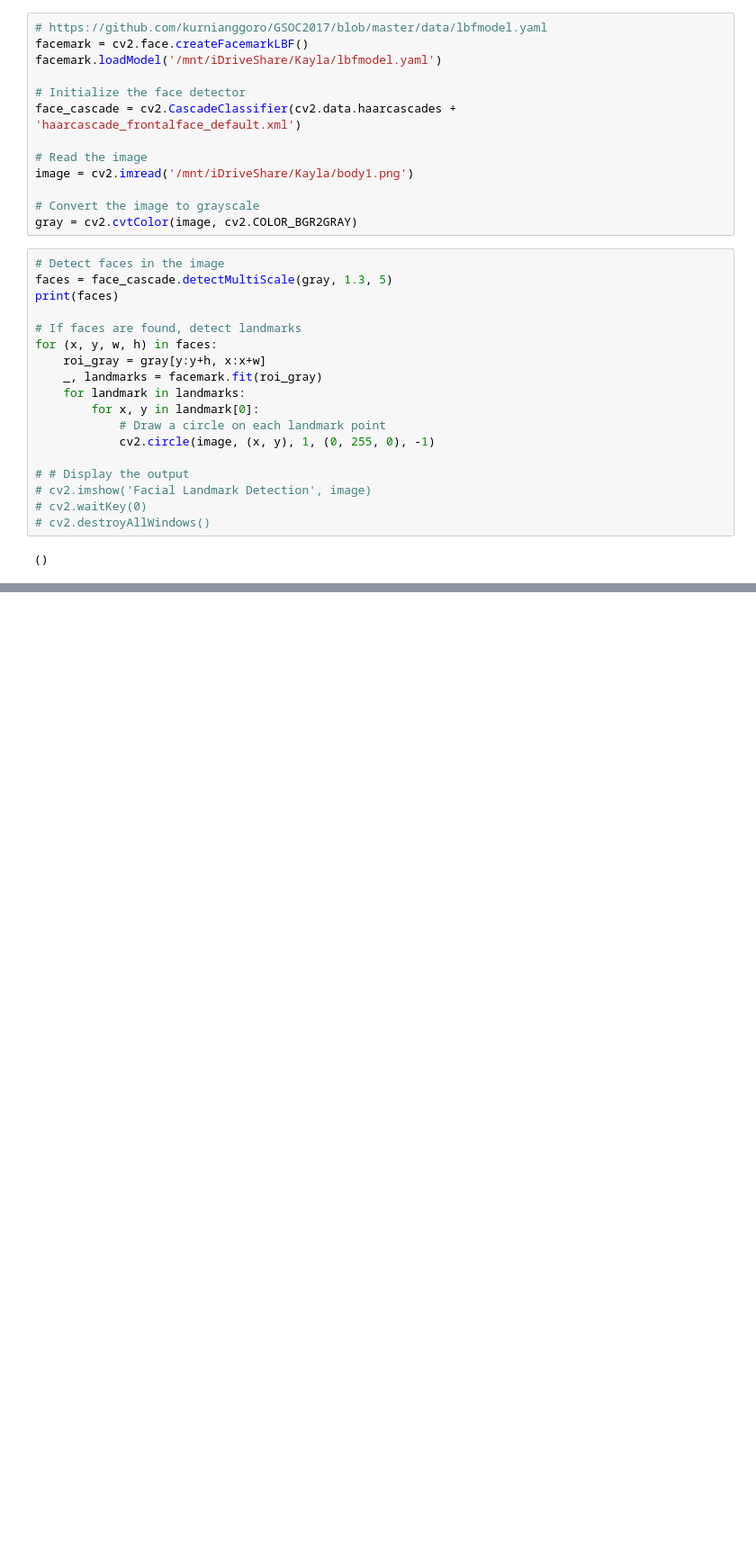
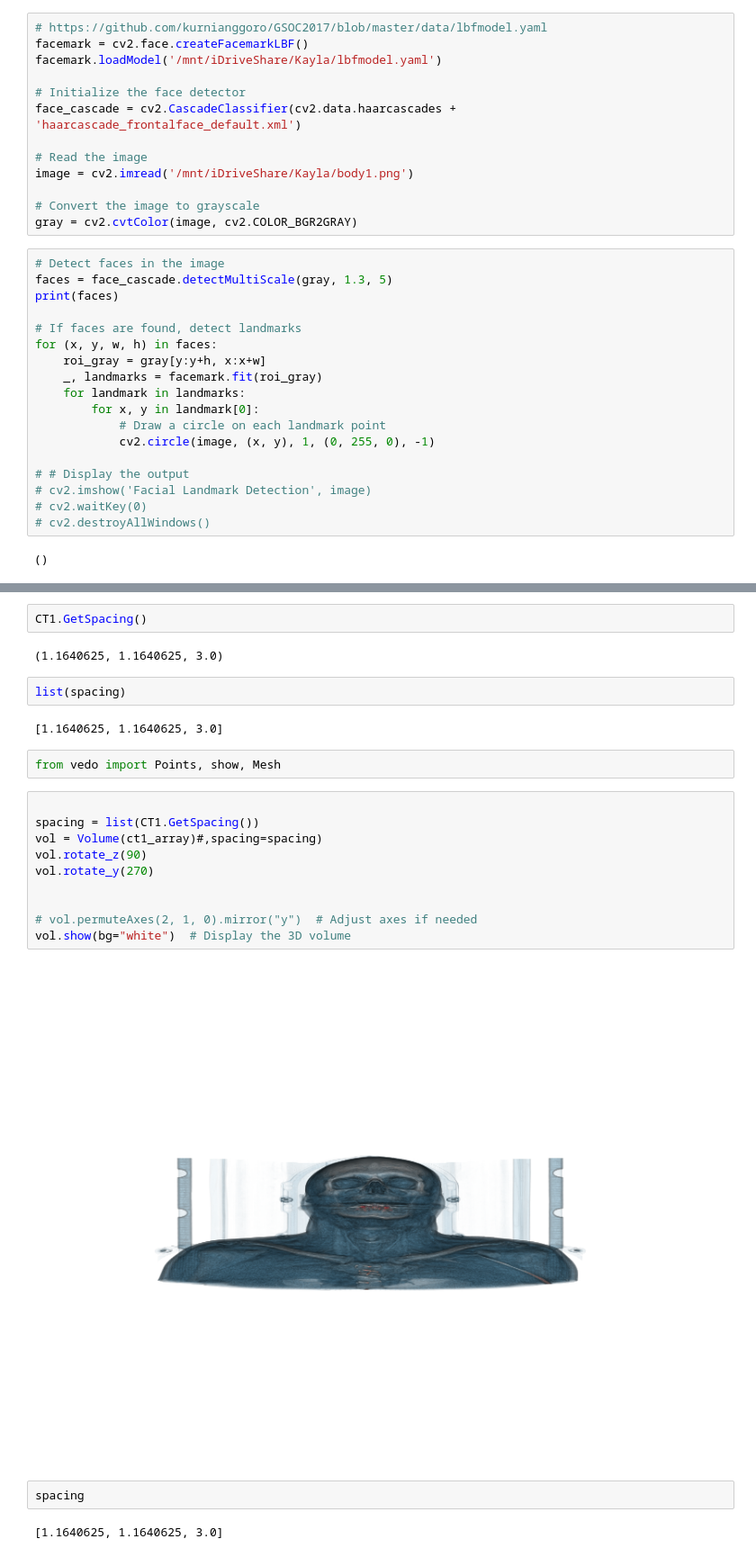
Before and after one commit to kildealab/defaceRT, a Jupyter notebook: Defacing_Evaluation_Metrics.ipynb, the cells around one changed output, grey strips where cells are left out. Shown at 90% size. Cells and saved outputs as stored; diff of their text form; blank space fills up the shorter version.

```diff
--- a/Defacing_Evaluation_Metrics.ipynb
+++ b/Defacing_Evaluation_Metrics.ipynb
@@ -582,0 +690,26 @@ for (x, y, w, h) in faces:
+# %%
+CT1.GetSpacing()
+# %% [output]
+(1.1640625, 1.1640625, 3.0)
+# %%
+list(spacing)
+# %% [output]
+[1.1640625, 1.1640625, 3.0]
+# %%
+from vedo import Points, show, Mesh
+# %%
+
+spacing = list(CT1.GetSpacing())
+vol = Volume(ct1_array)#,spacing=spacing)
+vol.rotate_z(90)
+vol.rotate_y(270)
+
+
+# vol.permuteAxes(2, 1, 0).mirror("y")  # Adjust axes if needed
+vol.show(bg="white")  # Display the 3D volume
+# %% [output]
+[figure, added]
+# %%
+spacing
+# %% [output]
+[1.1640625, 1.1640625, 3.0]
```
Also changed, not shown: parts of 86 cells of this notebook.
